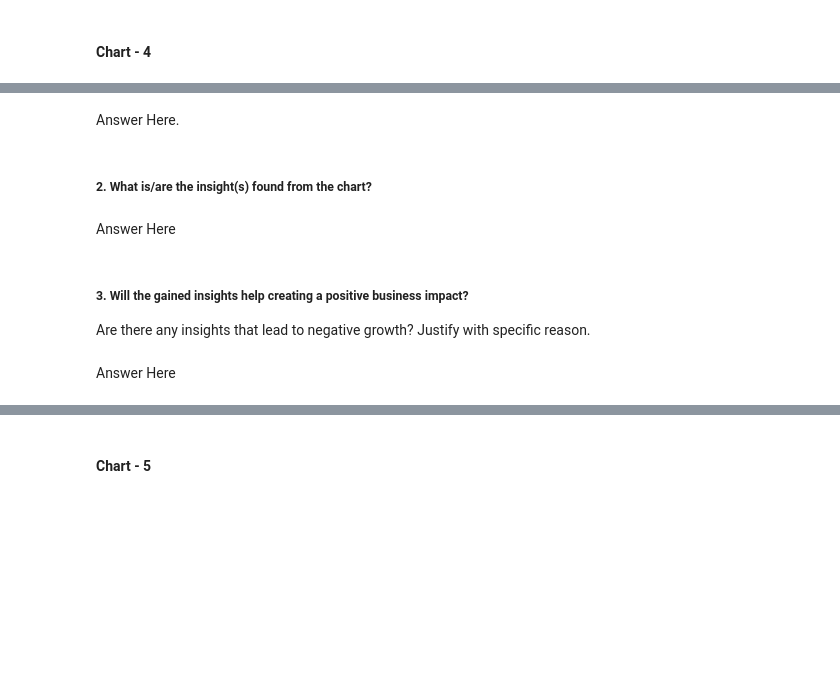
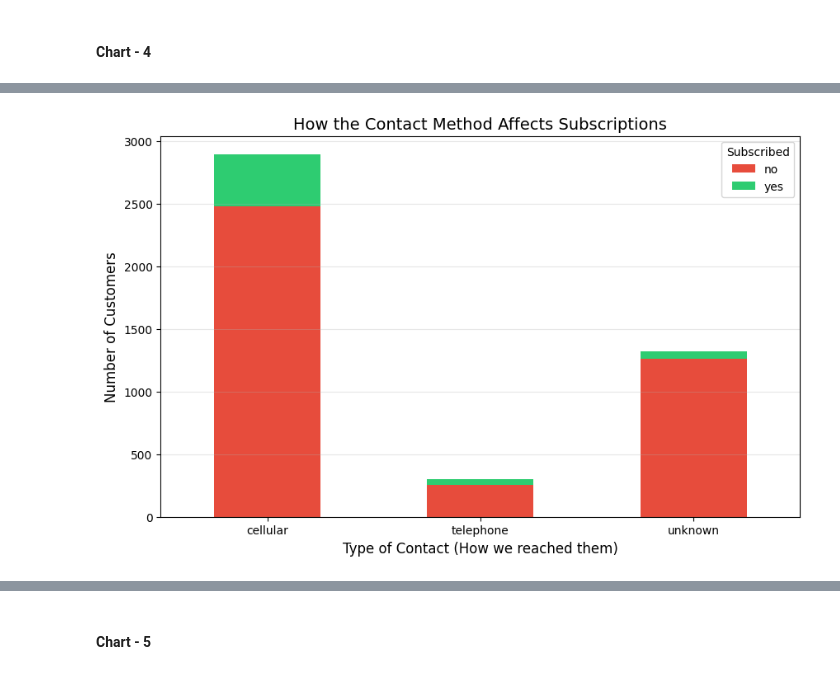
Before and after one commit to amol004/Financial-Forecasting-Frontier-Distributed-ML, a Jupyter notebook: Financial_Forecasting_Frontier_Distributed_ML.ipynb, the cells around one changed output, grey strips where cells are left out. Drawn from its saved outputs; the diff is of its cells as text; code cells hidden in the pictures; blank space fills up the shorter version.

```diff
--- a/Financial_Forecasting_Frontier_Distributed_ML.ipynb
+++ b/Financial_Forecasting_Frontier_Distributed_ML.ipynb
@@ -462,11 +445,24 @@ plt.show()
-# %% [markdown]
-Answer Here.
-# %% [markdown]
-##### 2. What is/are the insight(s) found from the chart?
-# %% [markdown]
-Answer Here
-# %% [markdown]
-##### 3. Will the gained insights help creating a positive business impact?
-Are there any insights that lead to negative growth? Justify with specific reason.
-# %% [markdown]
-Answer Here
+# %%
+# Chart - 4 visualization code
+# Stacked Bar Chart: Contact Type vs Subscription Status
+import matplotlib.pyplot as plt
+import seaborn as sns
+
+# 1. Prepare the data by grouping in Spark and converting to Pandas
+contact_data = df.groupBy('contact', 'y').count().toPandas()
+
+# 2. Pivot the data so we can stack it
+contact_pivot = contact_data.pivot(index='contact', columns='y', values='count').fillna(0)
+
+# 3. Create the stacked bar chart
+contact_pivot.plot(kind='bar', stacked=True, figsize=(10, 6), color=['#e74c3c', '#2ecc71'])
+
+plt.title('How the Contact Method Affects Subscriptions', fontsize=14)
+plt.xlabel('Type of Contact (How we reached them)', fontsize=12)
+plt.ylabel('Number of Customers', fontsize=12)
+plt.xticks(rotation=0)
+plt.legend(title='Subscribed')
+plt.grid(axis='y', alpha=0.3)
+plt.show()
+# %% [output]
+[figure, added]
```
Also changed, not shown: parts of 17 cells of this notebook.
